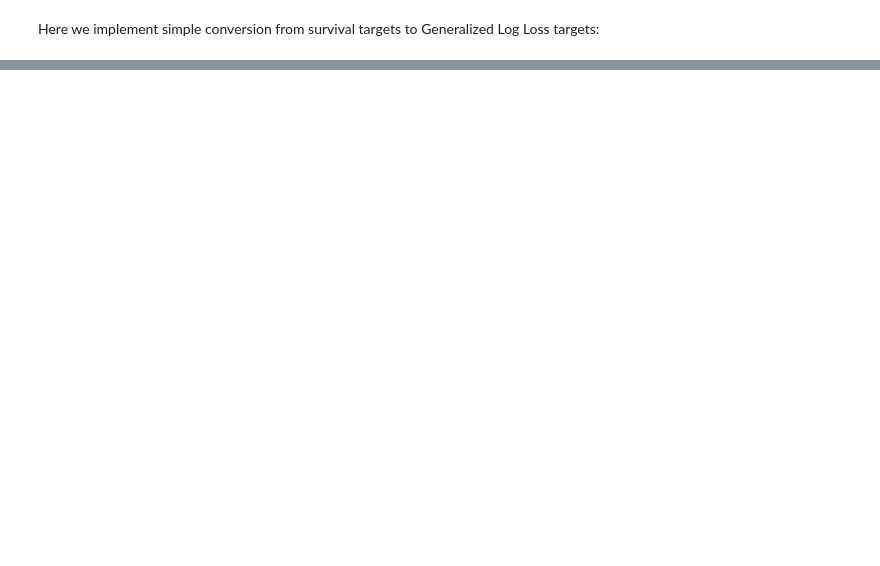
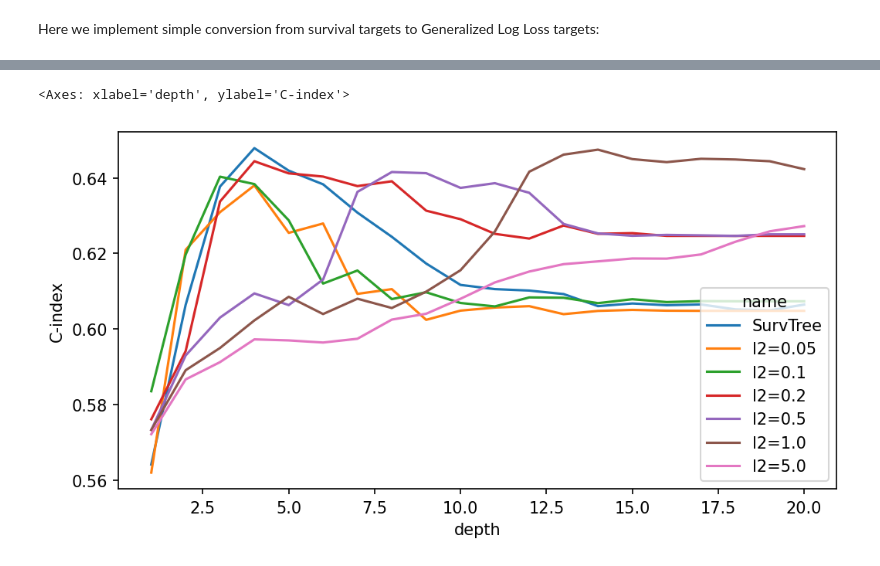
Before and after one commit to NTAILab/gradient_growing_trees, a Jupyter notebook: notebooks/03_survival.ipynb, the cells around one changed output, grey strips where cells are left out. Cells and saved outputs as stored; diff of their text form; code cells hidden in the pictures; blank space fills up the shorter version.

```diff
--- a/notebooks/03_survival.ipynb
+++ b/notebooks/03_survival.ipynb
@@ -140,0 +143,20 @@ sns.lineplot(
+# %%
+common_params = dict(
+    lr=1.0,
+    criterion='batch_gce',
+    splitter='best',
+    random_state=1,
+    n_update_iterations=5
+)
+
+models_5 = {
+    'SurvTree': lambda d: SurvivalTree(max_depth=d),
+    'l2=0.05': lambda d: GradientGrowingTreeRegressor(lam_2=0.05, max_depth=d, **common_params),
+    'l2=0.1': lambda d: GradientGrowingTreeRegressor(lam_2=0.1, max_depth=d, **common_params),
+    'l2=0.2': lambda d: GradientGrowingTreeRegressor(lam_2=0.2, max_depth=d, **common_params),
+    'l2=0.5': lambda d: GradientGrowingTreeRegressor(lam_2=0.5, max_depth=d, **common_params),
+    'l2=1.0': lambda d: GradientGrowingTreeRegressor(lam_2=1.0, max_depth=d, **common_params),
+    'l2=5.0': lambda d: GradientGrowingTreeRegressor(lam_2=5.0, max_depth=d, **common_params),
+}
+# %%
+df_5 = make_comparison(gbsg2_X, gbsg2_y, models_5, depth_range=(1, 21), n_repeats=4)
@@ -140,0 +188,9 @@ sns.lineplot(
+# %%
+plt.figure(figsize=(8, 4), dpi=150)
+sns.lineplot(
+    df_5.query('metric == "C-index"').rename({'value': 'C-index'}, axis=1),
+    x='depth', y='C-index', hue='name', errorbar=None
+)
+# %% [output]
+<Axes: xlabel='depth', ylabel='C-index'>
+[figure, added]
```
Also changed, not shown: parts of 5 cells of this notebook, 8 other files.
